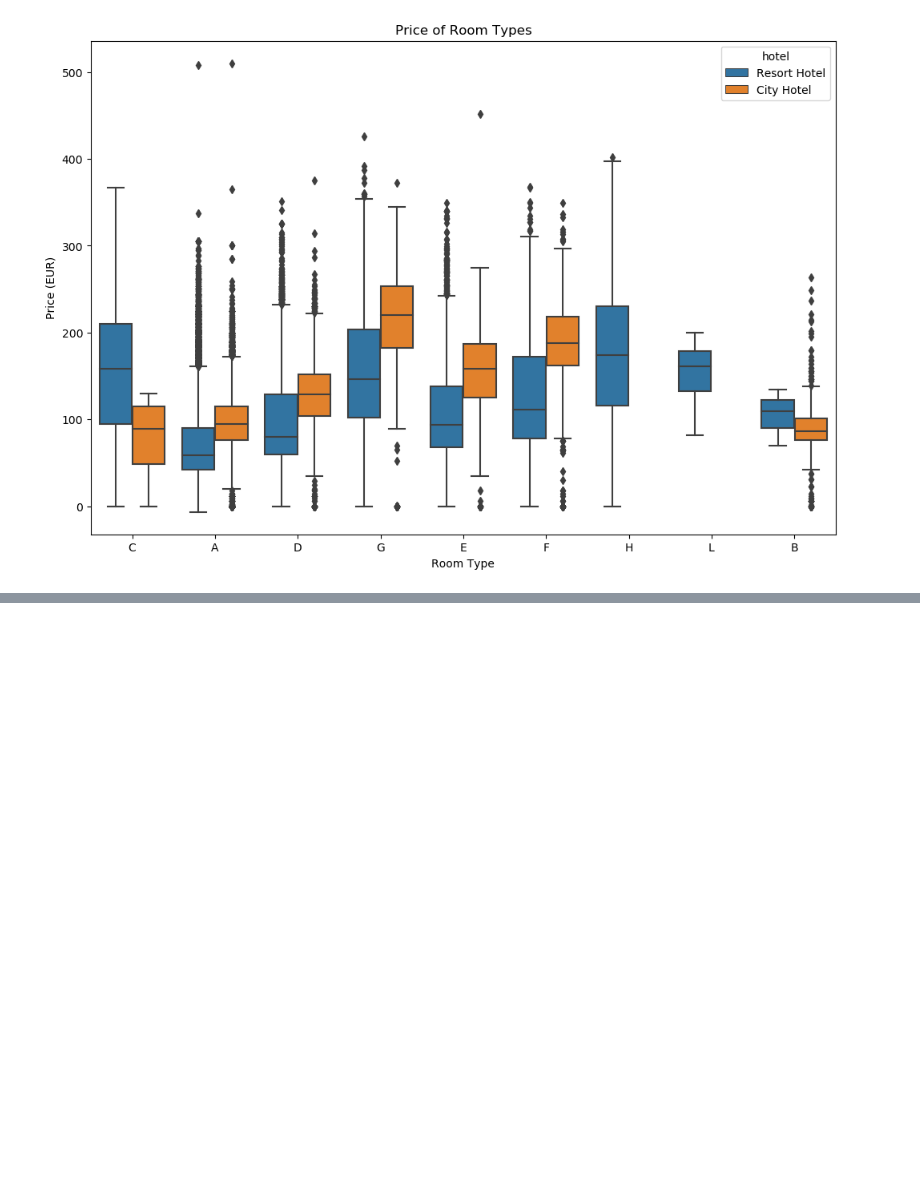
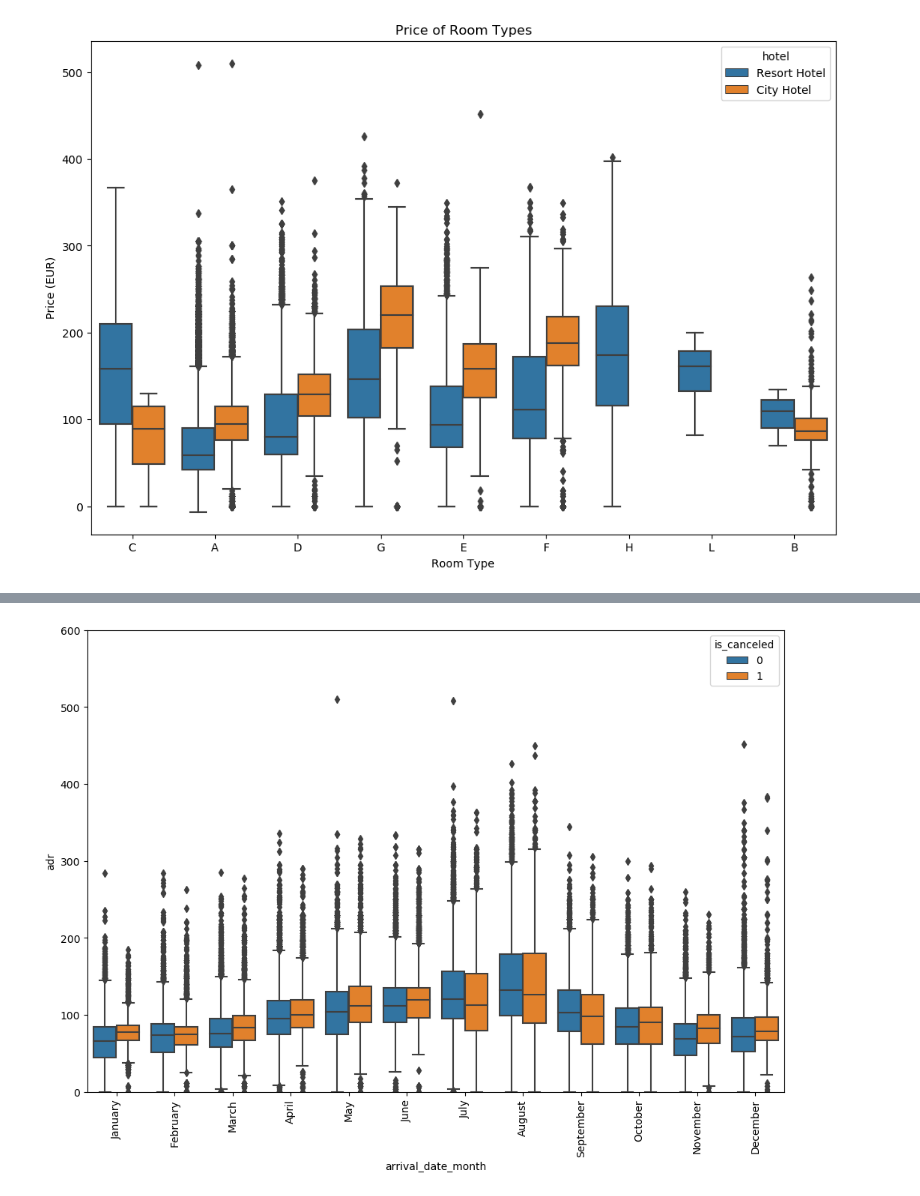
Before and after one commit to navbala27/Hotel-Booking-Cancellation-Prediction, a Jupyter notebook: ml_prediction.ipynb, the cells around one changed output, grey strips where cells are left out. Saved outputs shown, nothing was run; the diff lists cells and outputs as text; code cells hidden in the pictures; blank space fills up the shorter version.

```diff
--- a/ml_prediction.ipynb
+++ b/ml_prediction.ipynb
@@ -211,0 +333,10 @@ Text(0, 0.5, 'Price (EUR)')
+# %%
+plt.figure( figsize = (12,8))
+
+sns.boxplot( x = 'arrival_date_month', y ='adr', data = data, hue = 'is_canceled')
+plt.xticks(rotation='vertical')
+
+plt. ylim(0,600)
+plt.show()
+# %% [output]
+[figure, added]
```
Also changed, not shown: parts of 24 cells of this notebook, 1 other file.
